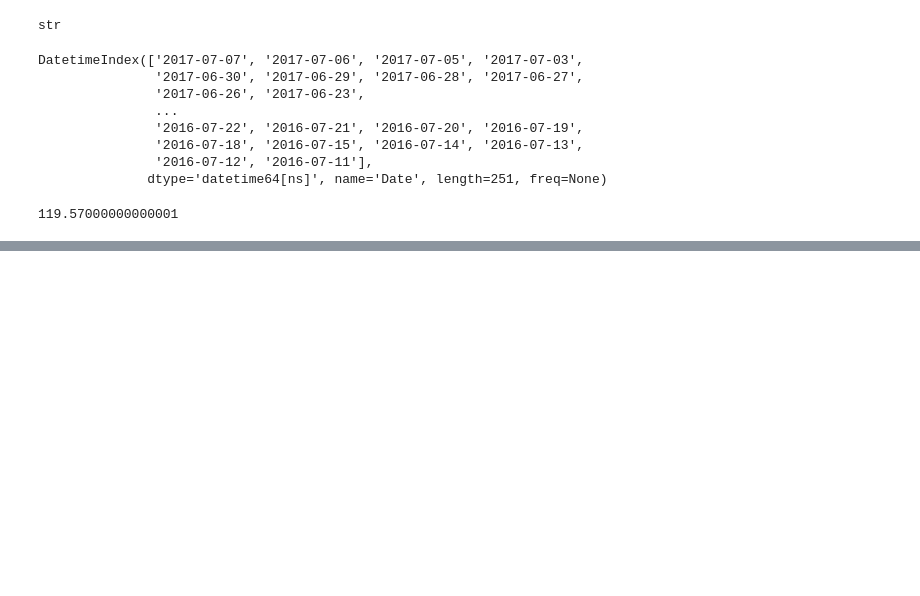
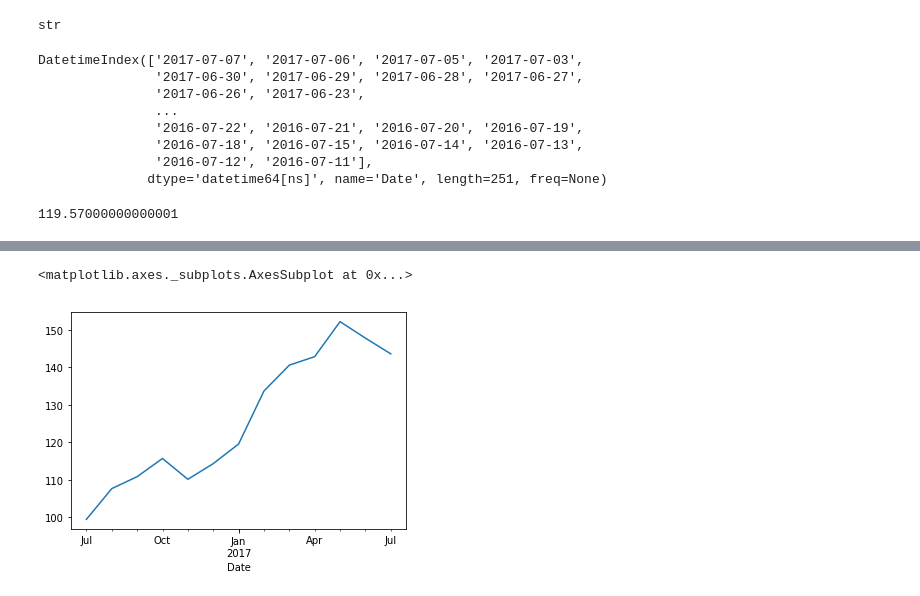
Before and after one commit to mgorem/AI-ML-DL, a Jupyter notebook: pandas/16_time_series_datetime_index_resample/time_series_datetime.ipynb, the cells around one changed output, grey strips where cells are left out. Drawn from its saved outputs; the diff is of its cells as text; code cells hidden in the pictures; blank space fills up the shorter version.

```diff
--- a/pandas/16_time_series_datetime_index_resample/time_series_datetime.ipynb
+++ b/pandas/16_time_series_datetime_index_resample/time_series_datetime.ipynb
@@ -41,0 +59,7 @@ df["2017-01"].Close.mean()
+# %%
+# find the monthly average of the close price and plot a nice chart:
+%matplotlib inline
+df.Close.resample("M").mean().plot()
+# %% [output]
+<matplotlib.axes._subplots.AxesSubplot at 0x...>
+[figure, added]
```
Also changed, not shown: parts of 4 cells of this notebook, 2 other files.
